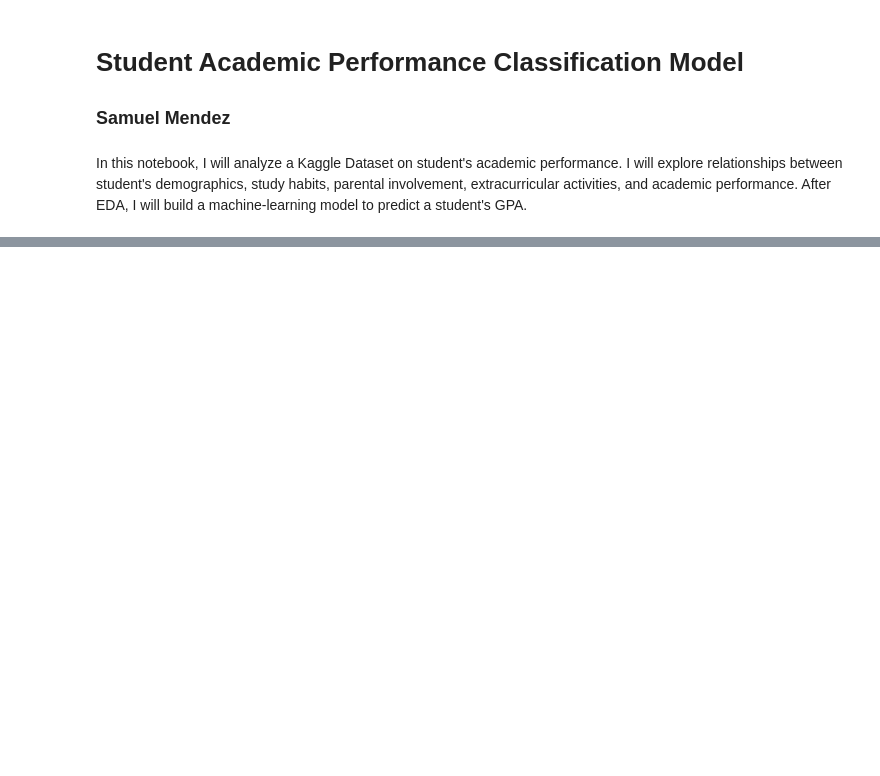
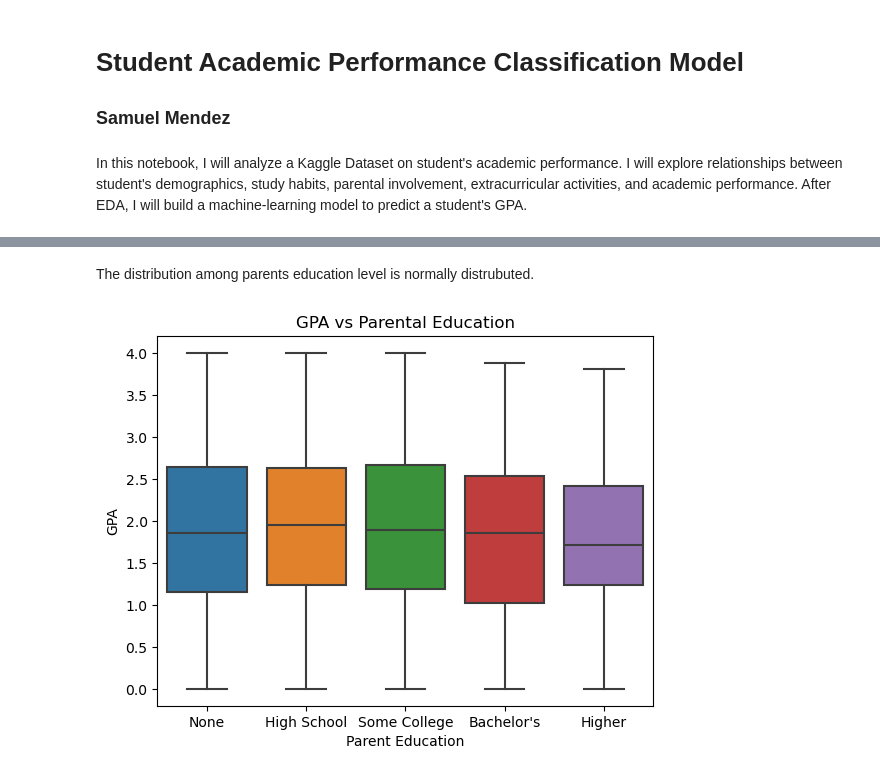
Before and after one commit to smendez9/Student_Performance_Classification, a Jupyter notebook: Student_Performance_Classification.ipynb, the cells around one changed output, grey strips where cells are left out. Drawn from its saved outputs; the diff is of its cells as text; code cells hidden in the pictures; blank space fills up the shorter version.

```diff
--- a/Student_Performance_Classification.ipynb
+++ b/Student_Performance_Classification.ipynb
@@ -58,0 +148,12 @@ import seaborn as sns
+# %% [markdown]
+The distribution among parents education level is normally distrubuted.
+# %%
+# lets see if there is a relationship between parent education level and student GPA
+
+sns.boxplot(x='ParentalEducation', y='GPA', data=data)
+plt.title('GPA vs Parental Education')
+plt.xlabel('Parent Education')
+plt.xticks(ticks=range(len(pe_labels)), labels=pe_labels)
+plt.show()
+# %% [output]
+[figure, added]
```
Also changed, not shown: parts of 34 cells of this notebook.
